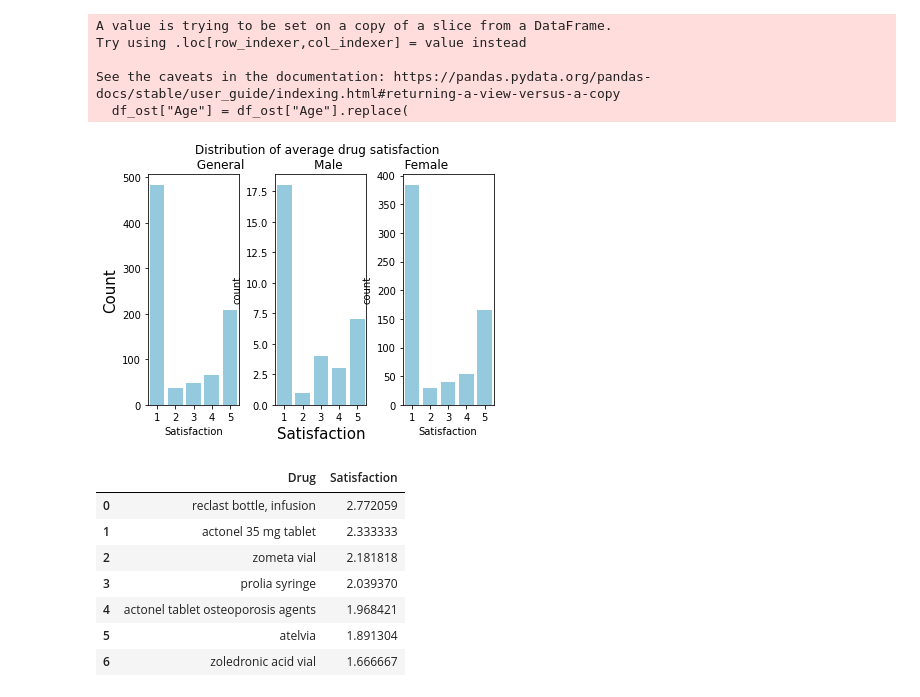
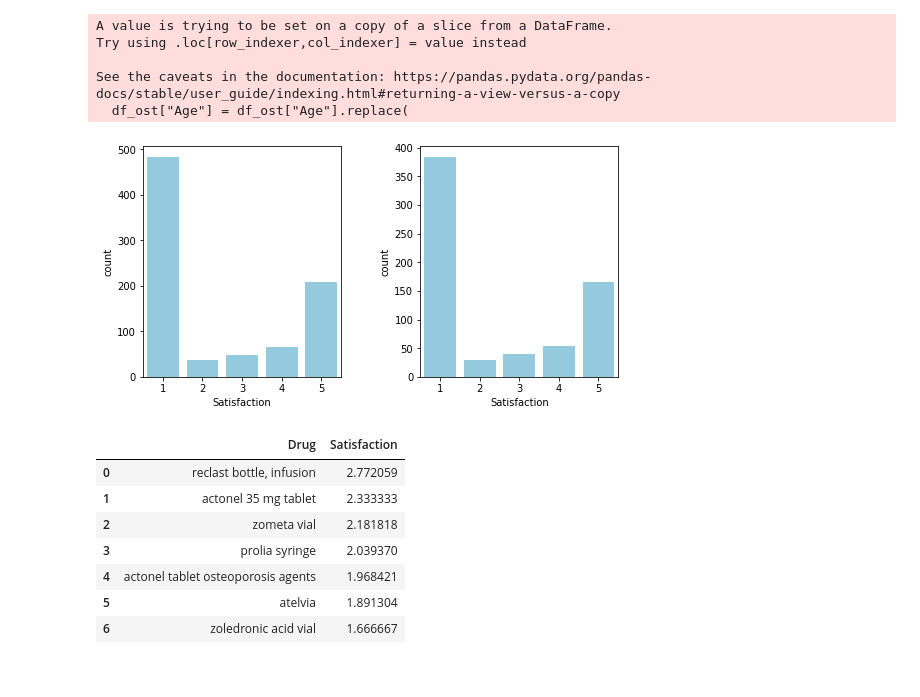
Before and after one commit to woonsupkim/DrugReview, a Jupyter notebook: EDA.ipynb, the cells around one changed output. Saved outputs shown, nothing was run; the diff lists cells and outputs as text; code cells hidden in the pictures.

```diff
--- a/EDA.ipynb
+++ b/EDA.ipynb
@@ -135,21 +135,20 @@ Try using .loc[row_indexer,col_indexer] = value instead
 See the caveats in the documentation: https://pandas.pydata.org/pandas-docs/stable/user_guide/indexing.html#returning-a-view-versus-a-copy
   df_ost["Age"] = df_ost["Age"].replace(
 # %%
-fig, axs = plt.subplots(ncols=3)
+fig, axs = plt.subplots(ncols=2)
 sns.countplot(x="Satisfaction", color = 'skyblue', data = df_ost, ax = axs[0])
-sns.countplot(x="Satisfaction", color = 'skyblue', data = df_ost[df_ost['Sex'] == 'Male'], ax = axs[1])
-sns.countplot(x="Satisfaction", color = 'skyblue', data = df_ost[df_ost['Sex'] == 'Female'], ax = axs[2])
-axs[1].set_xlabel('Satisfaction', fontsize = 15)
-axs[0].set_ylabel('Count', fontsize = 15)
-axs[1].set_title('Distribution of average drug satisfaction  \n General                  Male                Female')
+sns.countplot(x="Satisfaction", color = 'skyblue', data = df_ost[df_ost['Sex'] == 'Female'], ax = axs[1])
+#axs[1].set_xlabel('Satisfaction')
+#axs[0].set_ylabel('Count')
+#axs[0].set_title('Distribution of average drug satisfaction  \n General Female')
 plt.subplots_adjust(left=0.1,
                     bottom=0.1,
-                    right=0.9,
+                    right=1.2,
                     top=0.9,
                     wspace=0.4,
                     hspace=0.4)
 # %% [output]
-[figure, old version]
+[figure, new version]
 # %%
 df_ost.groupby("Drug")["Satisfaction"].mean().sort_values(ascending = False).reset_index()
 # %% [output]
```
Also changed, not shown: parts of 11 cells of this notebook.
